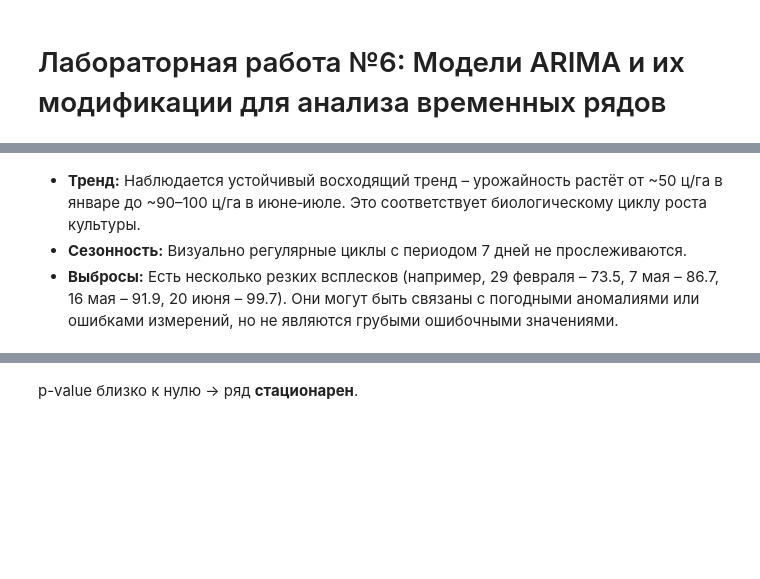
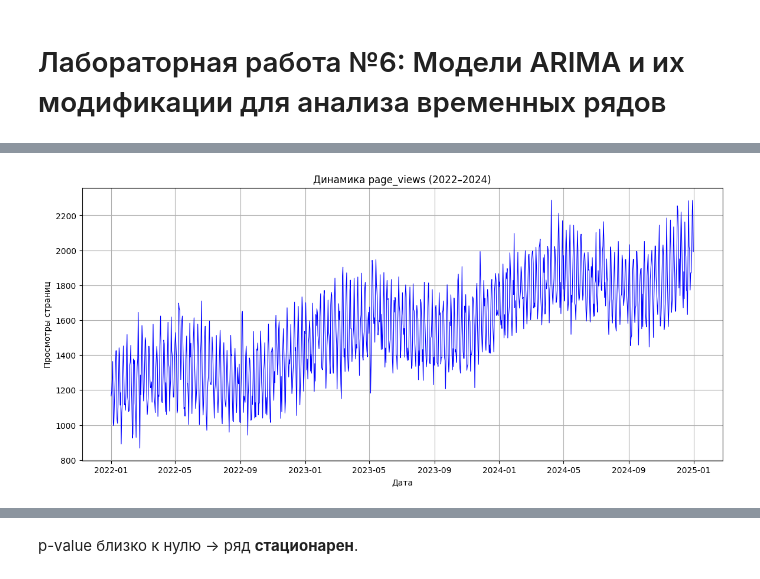
Before and after one commit to linasld/lab1_iad, a Jupyter notebook: notebooks/06_data_understanding.ipynb, the cells around one changed output, grey strips where cells are left out. Saved outputs shown, nothing was run; the diff lists cells and outputs as text; code cells hidden in the pictures; blank space fills up the shorter version.

```diff
--- a/notebooks/06_data_understanding.ipynb
+++ b/notebooks/06_data_understanding.ipynb
@@ -38,5 +32,11 @@ time
-# %% [markdown]
-
-- **Тренд:** Наблюдается устойчивый восходящий тренд – урожайность растёт от ~50 ц/га в январе до ~90–100 ц/га в июне‑июле. Это соответствует биологическому циклу роста культуры.
-- **Сезонность:** Визуально регулярные циклы с периодом 7 дней не прослеживаются.
-- **Выбросы:** Есть несколько резких всплесков (например, 29 февраля – 73.5, 7 мая – 86.7, 16 мая – 91.9, 20 июня – 99.7). Они могут быть связаны с погодными аномалиями или ошибками измерений, но не являются грубыми ошибочными значениями.
+# %%
+# график ряда
+plt.figure(figsize=(14,6))
+plt.plot(df.index, df['page_views'], color='blue', linewidth=0.8)
+plt.title('Динамика page_views (2022–2024)')
+plt.xlabel('Дата')
+plt.ylabel('Просмотры страниц')
+plt.grid(True)
+plt.show()
+# %% [output]
+[figure, added]
```
Also changed, not shown: parts of 34 cells of this notebook, 1 other file.
